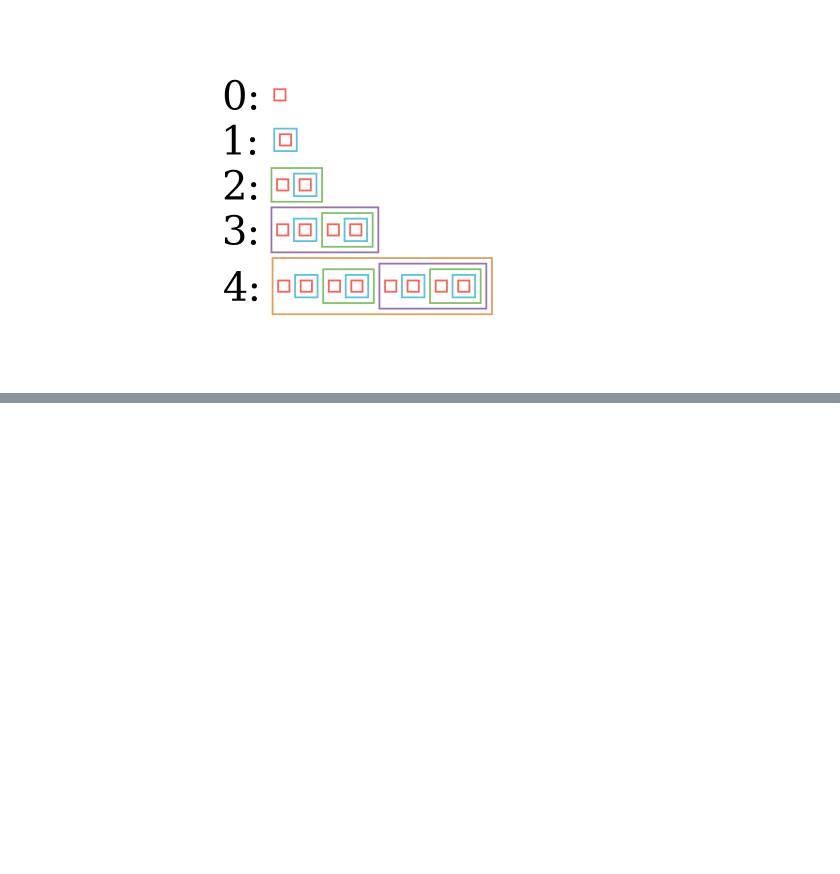
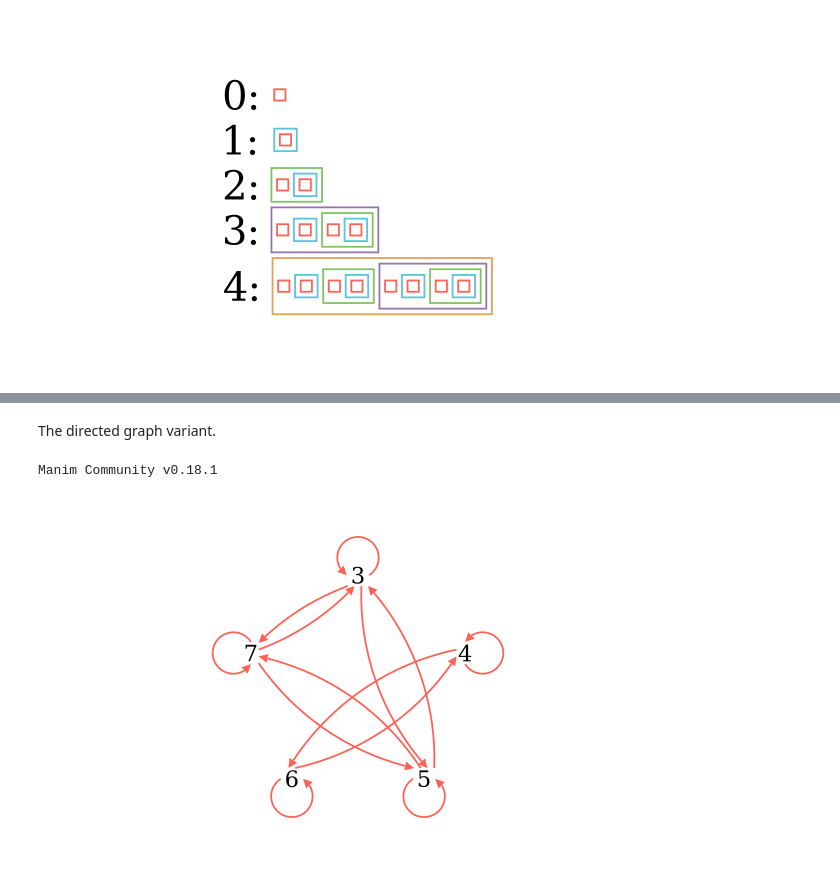
Before and after one commit to PhotonicGluon/NZQRC-Book, a Jupyter notebook: code/image_generation/part-1.ipynb, the cells around one changed output, grey strips where cells are left out. Drawn from its saved outputs; the diff is of its cells as text; code cells hidden in the pictures; blank space fills up the shorter version.

```diff
--- a/code/image_generation/part-1.ipynb
+++ b/code/image_generation/part-1.ipynb
@@ -207,0 +445,76 @@ Manim Community v0.18.1
+# %% [markdown]
+The directed graph variant.
+# %%
+%%manim --output_file 1_relations-1_relation-on-a-set_directed-graph.png RelationDiagram
+
+FONT_SIZE = 36
+
+RADIUS = 2.5  # Radius of pentagon
+
+ELEMENT_POS_SHIFT = 0.05
+ARROW_STROKE_WIDTH = 4
+ARROW_START_SHIFT = 0.15
+ARROW_TIP_SIZE = 0.2
+
+
+class RelationDiagram(Scene):
+    def construct(self):
+        # Create elements
+        elements = ["3", "4", "5", "6", "7"]
+        elements = [Text(elem, font_size=FONT_SIZE, color=BLACK) for elem in elements]
+        arrange_circular(*elements, clockwise=True, radius=RADIUS)
+
+        # Determine element positions
+        element_reference_position = {
+            0: elements[0].get_bottom() + ELEMENT_POS_SHIFT*DOWN,
+            1: elements[1].get_left() + ELEMENT_POS_SHIFT*LEFT,
+            2: elements[2].get_top() + ELEMENT_POS_SHIFT*UP,
+            3: elements[3].get_top() + ELEMENT_POS_SHIFT*UP,
+            4: elements[4].get_right() + ELEMENT_POS_SHIFT*RIGHT
+        }
+
+        # Add elements to a group
+        elements = VGroup(*elements)
+
+        # Create arrows
+        reflexive_arrows = [
+            Arc(arc_center=elements[0].get_center() + 0.25*UP, start_angle=-np.pi/4, angle=3*np.pi/2, radius=0.35),
+            Arc(arc_center=elements[1].get_center() + 0.25*RIGHT, start_angle=-3*np.pi/4, angle=3*np.pi/2, radius=0.35),
+            Arc(arc_center=elements[2].get_center() + 0.25*DOWN, start_angle=3*np.pi/4, angle=3*np.pi/2, radius=0.35),
+            Arc(arc_center=elements[3].get_center() + 0.25*DOWN, start_angle=3*np.pi/4, angle=3*np.pi/2, radius=0.35),
+            Arc(arc_center=elements[4].get_center() + 0.25*LEFT, start_angle=np.pi/4, angle=3*np.pi/2, radius=0.35),
+        ]
+
+        inter_element_relations = {
+            (0, 2): ((0.5*ARROW_START_SHIFT)*RIGHT, (0.5*ARROW_START_SHIFT)*RIGHT),
+            (0, 4): ((1.5*ARROW_START_SHIFT)*LEFT, (1.5*ARROW_START_SHIFT)*UP),
+            (1, 3): ((0.5*ARROW_START_SHIFT)*UP, (0.5*ARROW_START_SHIFT)*LEFT),
+            (2, 0): ((1.5*ARROW_START_SHIFT)*RIGHT, (1.5*ARROW_START_SHIFT)*RIGHT),
+            (2, 4): ((0.5*ARROW_START_SHIFT)*LEFT, (0.5*ARROW_START_SHIFT)*DOWN),
+            (3, 1): ((0.5*ARROW_START_SHIFT)*RIGHT, (0.5*ARROW_START_SHIFT)*DOWN),
+            (4, 0): ((0.5*ARROW_START_SHIFT)*UP, (0.5*ARROW_START_SHIFT)*LEFT),
+            (4, 2): ((1.5*ARROW_START_SHIFT)*DOWN, (1.5*ARROW_START_SHIFT)*LEFT)
+        }
+        inter_element_arrows = [
+            ArcBetweenPoints(
+                element_reference_position[i] + adj_i,
+                element_reference_position[j] + adj_j,
+                radius = 6
+            )
+            for (i, j), (adj_i, adj_j) in inter_element_relations.items()
+        ]
+        arrows = [*reflexive_arrows, *inter_element_arrows]
+
+        for arrow in arrows:
+            arrow.set_color(RED)
+            arrow.add_tip(tip_length=ARROW_TIP_SIZE, tip_width=ARROW_TIP_SIZE)
+
+        arrows = VGroup(*arrows)
+
+        # Add all elements to the scene
+        group = Group(elements, arrows)
+        group.center()
+        self.add(group)
+# %% [output]
+Manim Community v0.18.1
+[figure, added]
```
Also changed, not shown: parts of 8 cells of this notebook, 10 other files.
